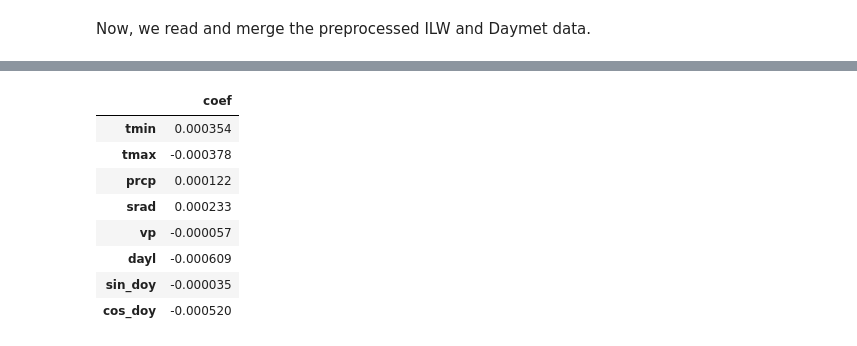
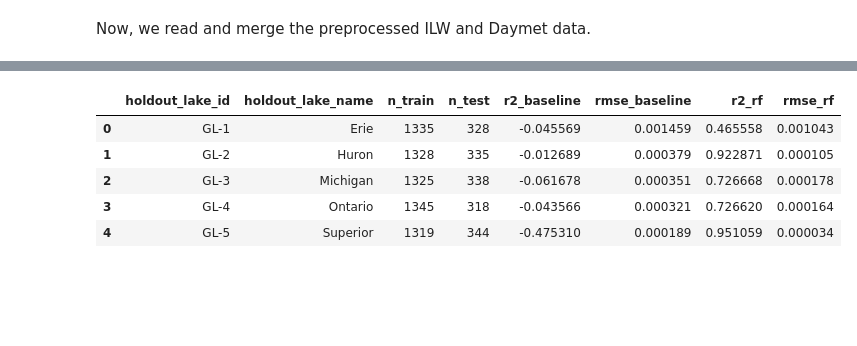
Before and after one commit to larry-ziyue-yin/HAB-forecasting, a Jupyter notebook: model_phase_2_cyanobacteria_forecasting.ipynb, the cells around one changed output, grey strips where cells are left out. Drawn from its saved outputs; the diff is of its cells as text; code cells hidden in the pictures; blank space fills up the shorter version.

Commit message:
[Model] Phase II

```diff
--- a/model_phase_2_cyanobacteria_forecasting.ipynb
+++ b/model_phase_2_cyanobacteria_forecasting.ipynb
@@ -181,0 +164,20 @@ def plot_bar(series, title, xlabel="Coefficient / Importance"):
+# %%
+# 用 log1p 缓解偏态
+df_ts["target"] = np.log1p(df_ts[TARGET_RAW])
+
+# 列出所有候选特征列（排除这些非特征）
+non_feature_cols = {
+    "lake_id", "lake_name", "date", "product", "src", "engine",
+    "n_valid", "doy", TARGET_RAW, "target"
+}
+feature_cols = [c for c in df_ts.columns if c not in non_feature_cols]
+
+print("Number of features:", len(feature_cols))
+print("First few features:", feature_cols[:10])
+
+# 丢掉含 NaN 的行（多半是最开始几天没有足够历史）
+df_feat = df_ts.dropna(subset=feature_cols + ["target"]).copy()
+df_feat = df_feat.sort_values(["lake_id", "date"])
+
+print("After dropping NaNs:", df_feat.shape)
+display(df_feat.head())
@@ -314,26 +335,54 @@ plot_bar(sub_rf.set_index("feature")["importance"],
 # %%
-# 全体样本
-df_all = df_mod.dropna(subset=[TARGET] + FEATURES).copy()
+unique_lakes = sorted(df_feat["lake_id"].unique())
+print("Lakes:", unique_lakes)
 
-X_all = df_all[FEATURES].values
-y_all = np.log1p(df_all[TARGET].values)
+results_lake_lofo = []
 
-# --- 全局线性模型 ---
-pipe_lin_global = make_pipeline(
-    StandardScaler(),
-    LinearRegression()
-)
-pipe_lin_global.fit(X_all, y_all)
-yhat_lin_global = pipe_lin_global.predict(X_all)
+# 用于整体汇总
+all_y_true = []
+all_y_pred = []
 
-r2_lin_global = r2_score(y_all, yhat_lin_global)
-rmse_lin_global = np.sqrt(mean_squared_error(y_all, yhat_lin_global))
+for holdout in unique_lakes:
+    df_train = df_feat[df_feat["lake_id"] != holdout]
+    df_test  = df_feat[df_feat["lake_id"] == holdout]
 
+    if len(df_test) < 30 or len(df_train) < 100:
+        print(f"[SKIP LOLO] holdout={holdout}, train={len(df_train)}, test={len(df_test)}")
+        continue
 
-lin_global = pipe_lin_global.named_steps["linearregression"]
-coefs_global = pd.Series(lin_global.coef_, index=FEATURES)
+    X_train = df_train[feature_cols].values
+    y_train = df_train["target"].values
+    X_test  = df_test[feature_cols].values
+    y_test  = df_test["target"].values
 
-print(f"[GLOBAL] Linear: R^2={r2_lin_global:.3f}, RMSE={rmse_lin_global:.3f}")
-display(coefs_global.to_frame("coef"))
-plot_bar(coefs_global, title="Global linear coefficients (standardized)")
+    # baseline：用训练集整体均值
+    baseline_pred = np.repeat(y_train.mean(), len(y_test))
+    r2_base = r2_score(y_test, baseline_pred)
+    rmse_base = rmse(y_test, baseline_pred)
+
+    # RF
+    model, y_pred, r2_rf, rmse_rf = train_eval_rf(X_train, y_train, X_test, y_test)
+
+    lake_name = df_test.get("lake_name", pd.Series([holdout])).iloc[0]
+    results_lake_lofo.append({
+        "holdout_lake_id": holdout,
+        "holdout_lake_name": lake_name,
+        "n_train": len(df_train),
+        "n_test": len(df_test),
+        "r2_baseline": r2_base,
+        "rmse_baseline": rmse_base,
+        "r2_rf": r2_rf,
+        "rmse_rf": rmse_rf,
+    })
+
+    all_y_true.append(y_test)
+    all_y_pred.append(y_pred)
+
+    print(f"[LOLO] holdout={holdout} ({lake_name}): "
+          f"R2_base={r2_base:.3f}, R2_RF={r2_rf:.3f}, "
+          f"RMSE_base={rmse_base:.3f}, RMSE_RF={rmse_rf:.3f}, "
+          f"train={len(df_train)}, test={len(df_test)}")
+
+results_lake_lofo = pd.DataFrame(results_lake_lofo)
+display(results_lake_lofo)
 # %% [output]
@@ -341,9 +395,6 @@ plot_bar(coefs_global, title="Global linear coefficients (standardized)")
-|  | coef |
-| tmin | 0.000354 |
-| tmax | -0.000378 |
-| prcp | 0.000122 |
-| srad | 0.000233 |
-| vp | -0.000057 |
-| dayl | -0.000609 |
-| sin_doy | -0.000035 |
-| cos_doy | -0.000520 |
+|  | holdout_lake_id | holdout_lake_name | n_train | n_test | r2_baseline | rmse_baseline | r2_rf | rmse_rf |
+| 0 | GL-1 | Erie | 1335 | 328 | -0.045569 | 0.001459 | 0.465558 | 0.001043 |
+| 1 | GL-2 | Huron | 1328 | 335 | -0.012689 | 0.000379 | 0.922871 | 0.000105 |
+| 2 | GL-3 | Michigan | 1325 | 338 | -0.061678 | 0.000351 | 0.726668 | 0.000178 |
+| 3 | GL-4 | Ontario | 1345 | 318 | -0.043566 | 0.000321 | 0.726620 | 0.000164 |
+| 4 | GL-5 | Superior | 1319 | 344 | -0.475310 | 0.000189 | 0.951059 | 0.000034 |
```
Also changed, not shown: parts of 26 cells of this notebook, 1 other file.
